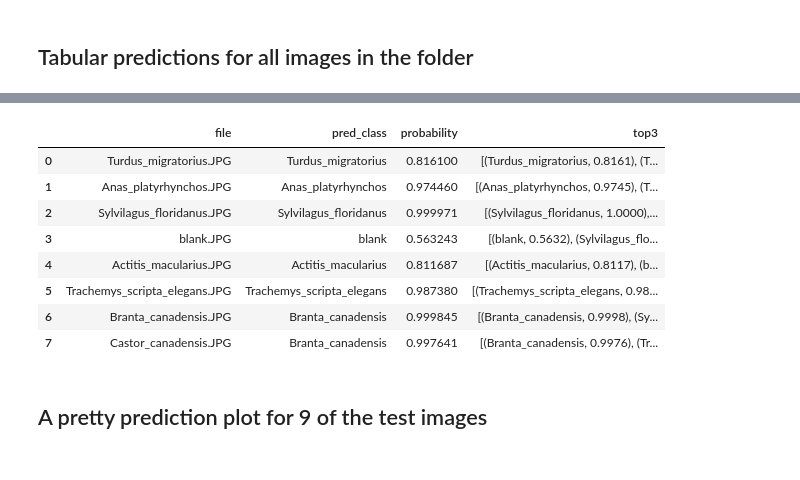
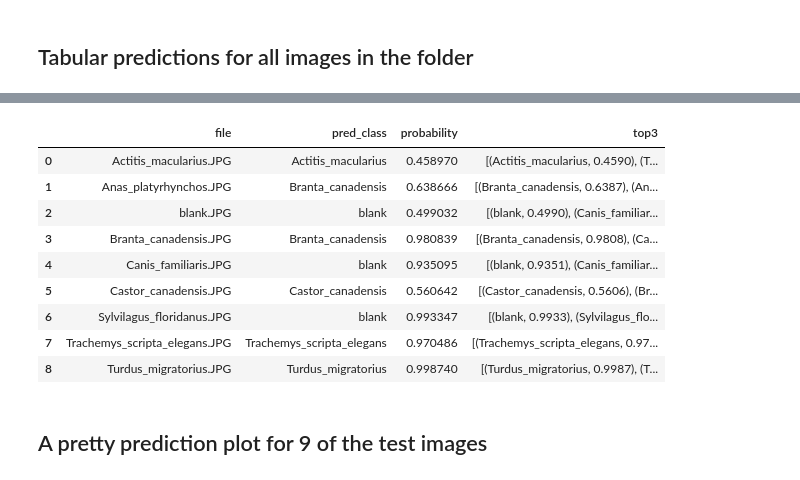
Before and after one commit to morescode-pm/kaggle-fastai, a Jupyter notebook: pull-observations-kaggle-v7.ipynb, the cells around one changed output, grey strips where cells are left out. Drawn from its saved outputs; the diff is of its cells as text; code cells hidden in the pictures.

```diff
--- a/pull-observations-kaggle-v7.ipynb
+++ b/pull-observations-kaggle-v7.ipynb
@@ -651,0 +628,29 @@ interp.plot_confusion_matrix()
+# %%
+%%time
+
+# DataBlock with custom splitter
+dblock = DataBlock(
+    blocks=(ImageBlock, CategoryBlock),
+    get_items=get_image_files,
+    get_y=parent_label,
+    splitter=stratified_splitter,
+    item_tfms=Resize(224),
+    batch_tfms=aug_transforms()
+)
+
+# Build DataLoaders
+dls = dblock.dataloaders(path)
+
+learn = vision_learner(dls, resnet18, metrics=error_rate)
+
+if torch.cuda.is_available():
+    learn.model = learn.model.cuda()
+    print("Using:", next(learn.model.parameters()).device)  # should print 'cuda:0'
+else:
+    learn.model = learn.model.cpu()
+    print("Using CPU")
+
+learn.fine_tune(5)
+
+interp = ClassificationInterpretation.from_learner(learn)
+interp.plot_confusion_matrix()
@@ -653,7 +673,7 @@ interp.plot_confusion_matrix()
 ## Testing a single image prediction
 Here we'll look at our test for a beaver and see if the model can predict it correctly.
 # %%
-image_path = '/kaggle/working/_tests/Castor_canadensis.JPG'
+image_path = 'chapter1/_tests/Castor_canadensis.JPG'
 pred, pred_idx, probs = learn.predict(PILImage.create(image_path))
 
 
@@ -666,7 +686,7 @@ PILImage.create(image_path).show(title=f"Probably: {pred} ({probs[pred_idx]:.2f}
 ## Tabular predictions for all images in the folder
 # %%
 # Predicting in a table for each image
-test_path = Path("/kaggle/working/_tests")
+test_path = Path("chapter1/_tests")
 test_files = get_image_files(test_path)
 
 results = []
@@ -696,12 +717,13 @@ display(results_df)
 |  | file | pred_class | probability | top3 |
-| 0 | Turdus_migratorius.JPG | Turdus_migratorius | 0.816100 | [(Turdus_migratorius, 0.8161), (T... |
-| 1 | Anas_platyrhynchos.JPG | Anas_platyrhynchos | 0.974460 | [(Anas_platyrhynchos, 0.9745), (T... |
-| 2 | Sylvilagus_floridanus.JPG | Sylvilagus_floridanus | 0.999971 | [(Sylvilagus_floridanus, 1.0000),... |
-| 3 | blank.JPG | blank | 0.563243 | [(blank, 0.5632), (Sylvilagus_flo... |
-| 4 | Actitis_macularius.JPG | Actitis_macularius | 0.811687 | [(Actitis_macularius, 0.8117), (b... |
-| 5 | Trachemys_scripta_elegans.JPG | Trachemys_scripta_elegans | 0.987380 | [(Trachemys_scripta_elegans, 0.98... |
-| 6 | Branta_canadensis.JPG | Branta_canadensis | 0.999845 | [(Branta_canadensis, 0.9998), (Sy... |
-| 7 | Castor_canadensis.JPG | Branta_canadensis | 0.997641 | [(Branta_canadensis, 0.9976), (Tr... |
+| 0 | Actitis_macularius.JPG | Actitis_macularius | 0.458970 | [(Actitis_macularius, 0.4590), (T... |
+| 1 | Anas_platyrhynchos.JPG | Branta_canadensis | 0.638666 | [(Branta_canadensis, 0.6387), (An... |
+| 2 | blank.JPG | blank | 0.499032 | [(blank, 0.4990), (Canis_familiar... |
+| 3 | Branta_canadensis.JPG | Branta_canadensis | 0.980839 | [(Branta_canadensis, 0.9808), (Ca... |
+| 4 | Canis_familiaris.JPG | blank | 0.935095 | [(blank, 0.9351), (Canis_familiar... |
+| 5 | Castor_canadensis.JPG | Castor_canadensis | 0.560642 | [(Castor_canadensis, 0.5606), (Br... |
+| 6 | Sylvilagus_floridanus.JPG | blank | 0.993347 | [(blank, 0.9933), (Sylvilagus_flo... |
+| 7 | Trachemys_scripta_elegans.JPG | Trachemys_scripta_elegans | 0.970486 | [(Trachemys_scripta_elegans, 0.97... |
+| 8 | Turdus_migratorius.JPG | Turdus_migratorius | 0.998740 | [(Turdus_migratorius, 0.9987), (T... |
 # %% [markdown]
 ## A pretty prediction plot for 9 of the test images
 # %%
```
Also changed, not shown: parts of 9 cells of this notebook.
